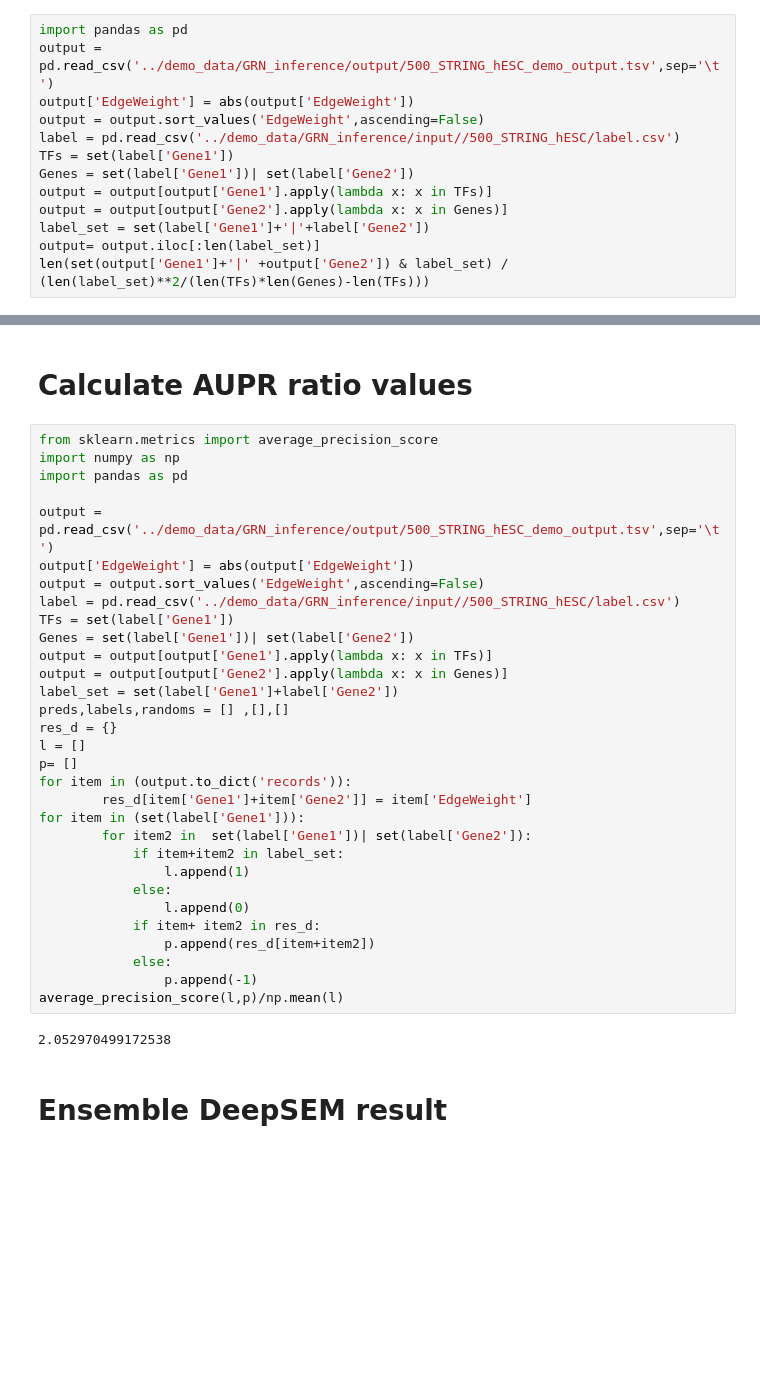
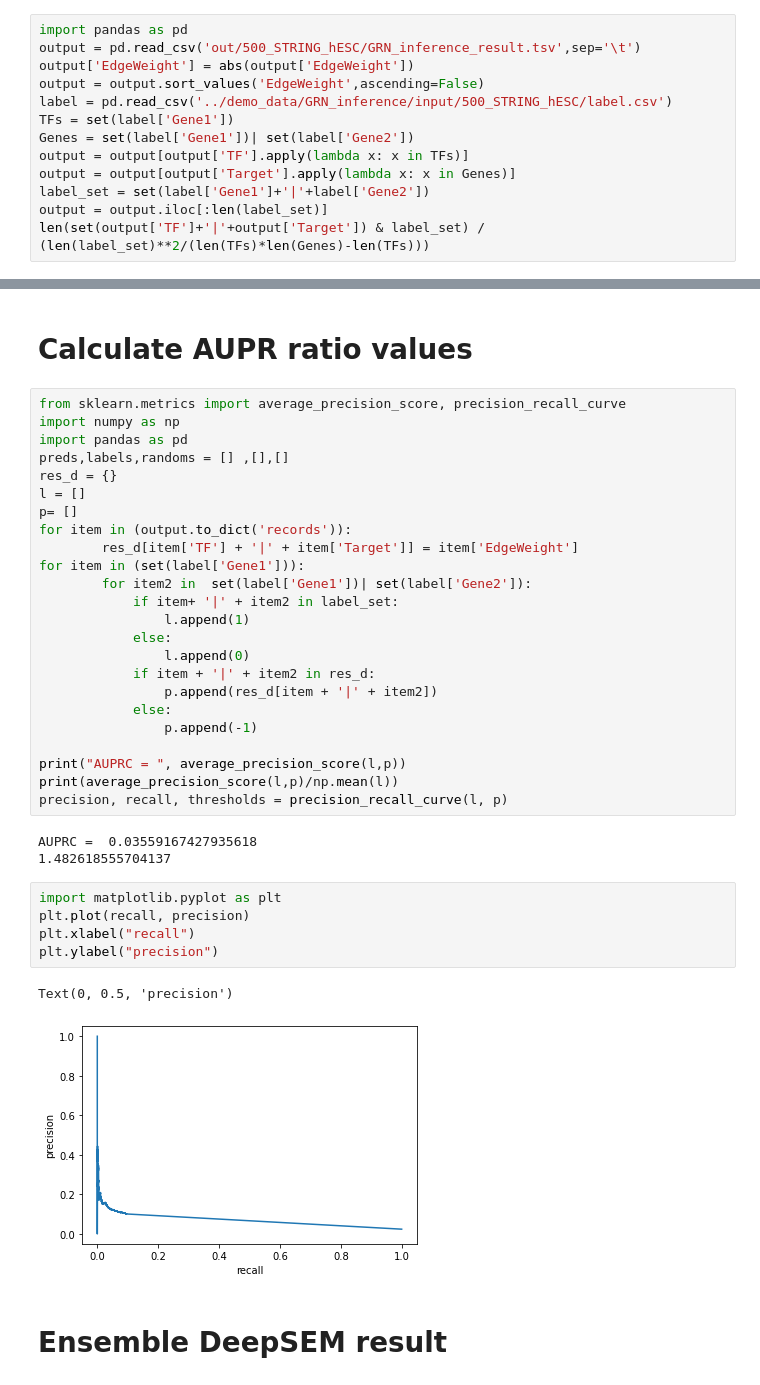
Before and after one commit to jelkhouryy/DeepSEM, a Jupyter notebook: tutorial/GRN_inference_tutorial.ipynb, the cells around one changed output, grey strips where cells are left out. Cells and saved outputs as stored; diff of their text form; blank space fills up the shorter version.

```diff
--- a/tutorial/GRN_inference_tutorial.ipynb
+++ b/tutorial/GRN_inference_tutorial.ipynb
@@ -20,15 +40,15 @@ for cell type non-specific GRN inference task: python main.py --task celltype_GR
 # Calculate EPR values
 # %%
 import pandas as pd
-output = pd.read_csv('../demo_data/GRN_inference/output/500_STRING_hESC_demo_output.tsv',sep='\t')
+output = pd.read_csv('out/500_STRING_hESC/GRN_inference_result.tsv',sep='\t')
 output['EdgeWeight'] = abs(output['EdgeWeight'])
 output = output.sort_values('EdgeWeight',ascending=False)
-label = pd.read_csv('../demo_data/GRN_inference/input//500_STRING_hESC/label.csv')
+label = pd.read_csv('../demo_data/GRN_inference/input/500_STRING_hESC/label.csv')
 TFs = set(label['Gene1'])
 Genes = set(label['Gene1'])| set(label['Gene2'])
-output = output[output['Gene1'].apply(lambda x: x in TFs)]
-output = output[output['Gene2'].apply(lambda x: x in Genes)]
+output = output[output['TF'].apply(lambda x: x in TFs)]
+output = output[output['Target'].apply(lambda x: x in Genes)]
 label_set = set(label['Gene1']+'|'+label['Gene2'])
-output= output.iloc[:len(label_set)]
-len(set(output['Gene1']+'|' +output['Gene2']) & label_set) / (len(label_set)**2/(len(TFs)*len(Genes)-len(TFs)))
+output = output.iloc[:len(label_set)]
+len(set(output['TF']+'|'+output['Target']) & label_set) / (len(label_set)**2/(len(TFs)*len(Genes)-len(TFs)))
 # %% [output]
@@ -36,38 +56,40 @@ len(set(output['Gene1']+'|' +output['Gene2']) & label_set) / (len(label_set)**2/
 # %% [markdown]
 # Calculate AUPR ratio values
 # %%
-from sklearn.metrics import average_precision_score
+from sklearn.metrics import average_precision_score, precision_recall_curve
 import numpy as np
 import pandas as pd
-
-output = pd.read_csv('../demo_data/GRN_inference/output/500_STRING_hESC_demo_output.tsv',sep='\t')
-output['EdgeWeight'] = abs(output['EdgeWeight'])
-output = output.sort_values('EdgeWeight',ascending=False)
-label = pd.read_csv('../demo_data/GRN_inference/input//500_STRING_hESC/label.csv')
-TFs = set(label['Gene1'])
-Genes = set(label['Gene1'])| set(label['Gene2'])
-output = output[output['Gene1'].apply(lambda x: x in TFs)]
-output = output[output['Gene2'].apply(lambda x: x in Genes)]
-label_set = set(label['Gene1']+label['Gene2'])
 preds,labels,randoms = [] ,[],[]
 res_d = {}
 l = []
 p= []
 for item in (output.to_dict('records')):
-        res_d[item['Gene1']+item['Gene2']] = item['EdgeWeight']
+        res_d[item['TF'] + '|' + item['Target']] = item['EdgeWeight']
 for item in (set(label['Gene1'])):
         for item2 in  set(label['Gene1'])| set(label['Gene2']):
-            if item+item2 in label_set:
+            if item+ '|' + item2 in label_set:
                 l.append(1)
             else:
                 l.append(0)
-            if item+ item2 in res_d:
-                p.append(res_d[item+item2])
+            if item + '|' + item2 in res_d:
+                p.append(res_d[item + '|' + item2])
             else:
                 p.append(-1)
-average_precision_score(l,p)/np.mean(l)
+
+print("AUPRC = ", average_precision_score(l,p))
+print(average_precision_score(l,p)/np.mean(l))
+precision, recall, thresholds = precision_recall_curve(l, p)
 # %% [output]
-2.052970499172538
+AUPRC =  0.03559167427935618
+1.482618555704137
+# %%
+import matplotlib.pyplot as plt
+plt.plot(recall, precision)
+plt.xlabel("recall")
+plt.ylabel("precision")
+# %% [output]
+Text(0, 0.5, 'precision')
+[figure, added]
 # %% [markdown]
 # Ensemble DeepSEM result
 # %%
```
Also changed, not shown: parts of 3 cells of this notebook, 9 other files.
